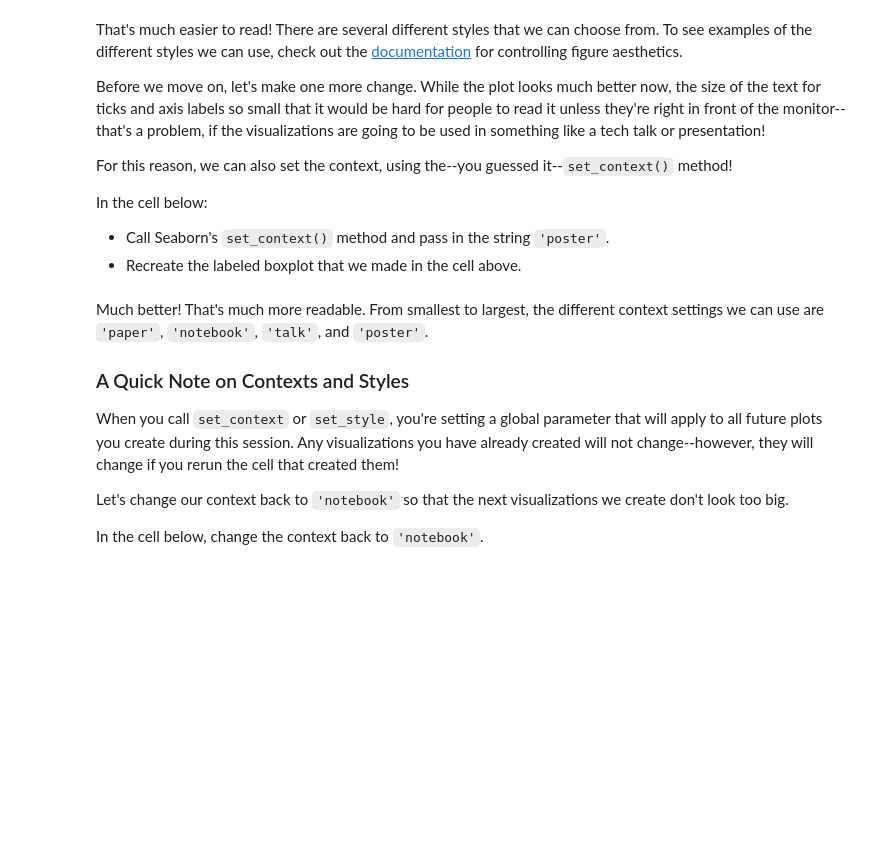
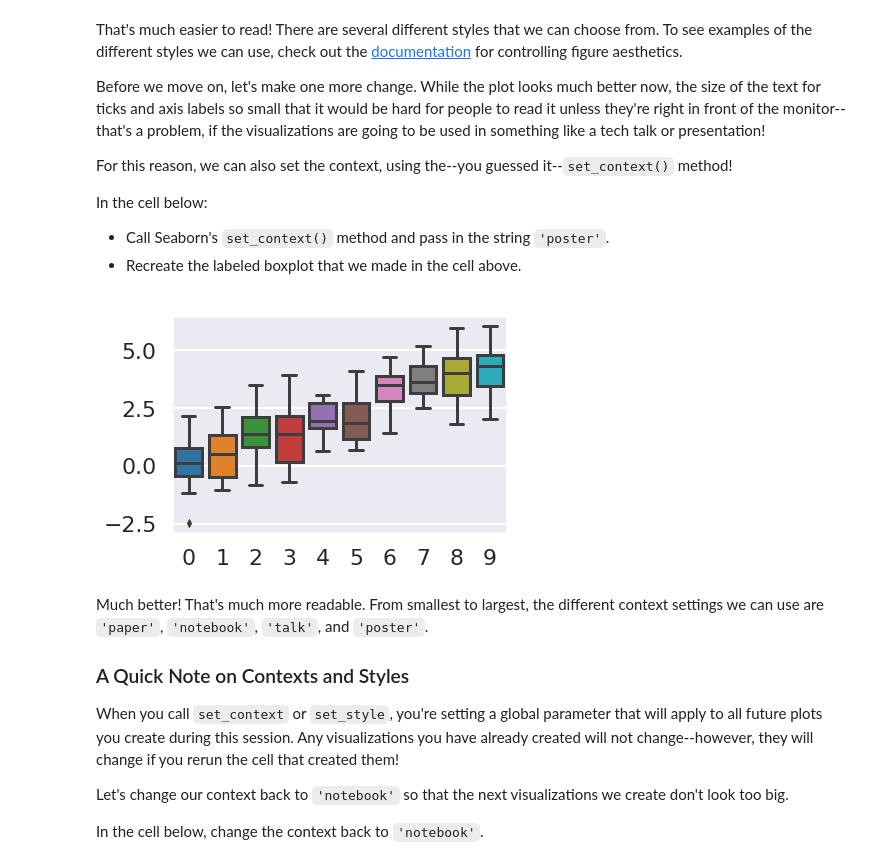
Before and after one commit to allaccountstaken/dsc-seaborn-lab-dc-ds-060319, a Jupyter notebook: index.ipynb, the cells around one changed output. Saved outputs shown, nothing was run; the diff lists cells and outputs as text; code cells hidden in the pictures; blank space fills up the shorter version.

```diff
--- a/index.ipynb
+++ b/index.ipynb
@@ -109,3 +107,8 @@ sns.set_contex
+# %%
+sns.set_context=('poster')
+boxplot = sns.boxplot(data = data)
+# %% [output]
+[figure, added]
 # %% [markdown]
 Much better! That's much more readable. From smallest to largest, the different context settings we can use are `'paper'`, `'notebook'`, `'talk'`, and `'poster'`.
 
```
Also changed, not shown: parts of 1 cell of this notebook.
